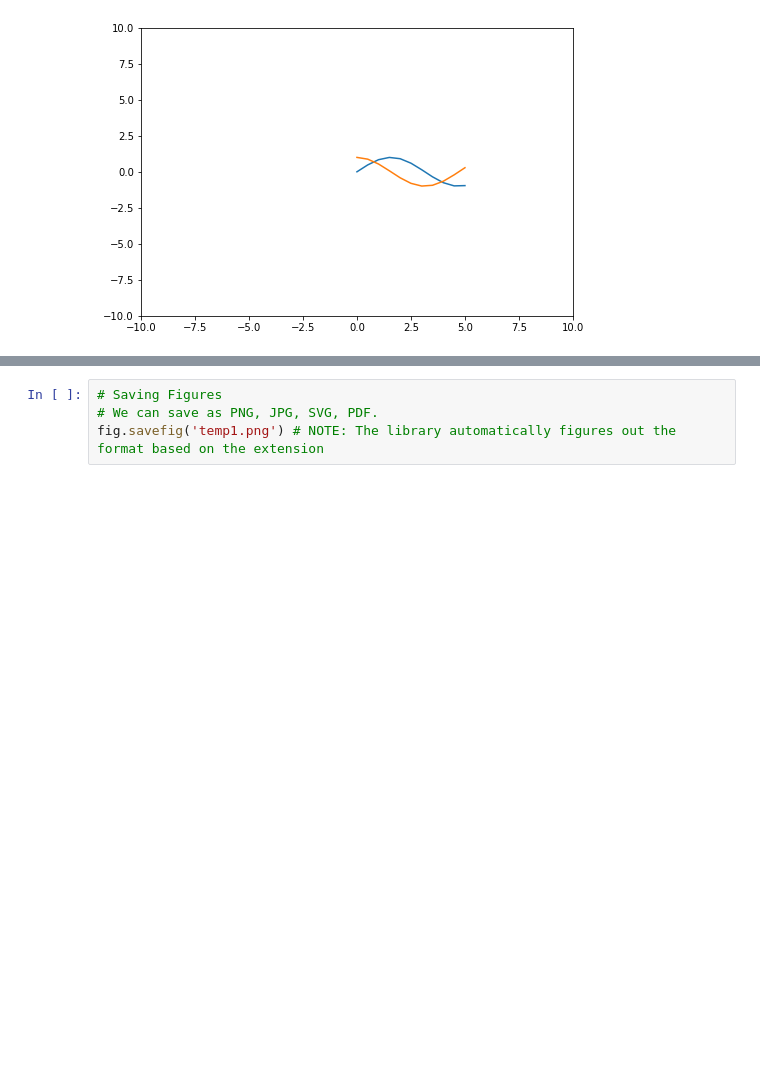
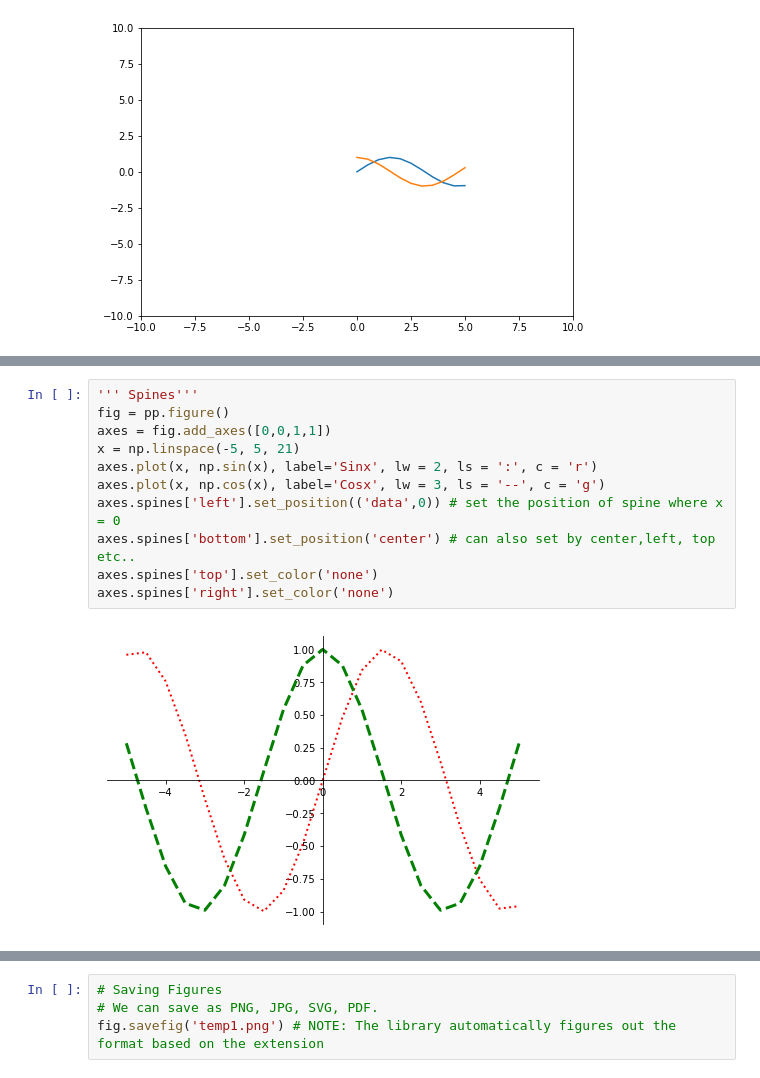
Before and after one commit to ashish-rane/MachineLearning, a Jupyter notebook: Matplotlib/Matplotlib_basics.ipynb, the cells around one changed output, grey strips where cells are left out. Drawn from its saved outputs; the diff is of its cells as text; blank space fills up the shorter version.

```diff
--- a/Matplotlib/Matplotlib_basics.ipynb
+++ b/Matplotlib/Matplotlib_basics.ipynb
@@ -117,0 +120,13 @@ axes.set_facecolor('lightgrey')
+# %%
+''' Spines'''
+fig = pp.figure()
+axes = fig.add_axes([0,0,1,1])
+x = np.linspace(-5, 5, 21)
+axes.plot(x, np.sin(x), label='Sinx', lw = 2, ls = ':', c = 'r')
+axes.plot(x, np.cos(x), label='Cosx', lw = 3, ls = '--', c = 'g')
+axes.spines['left'].set_position(('data',0)) # set the position of spine where x = 0
+axes.spines['bottom'].set_position('center') # can also set by center,left, top etc..
+axes.spines['top'].set_color('none')
+axes.spines['right'].set_color('none')
+# %% [output]
+[figure, added]
```
Also changed, not shown: parts of 4 cells of this notebook, 3 other files.
